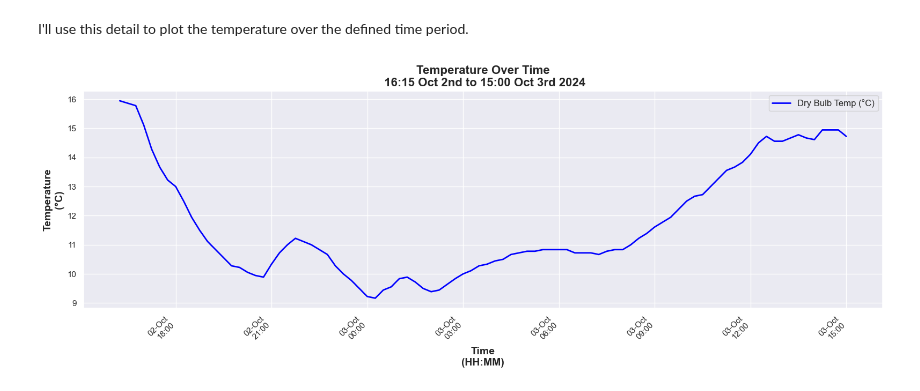
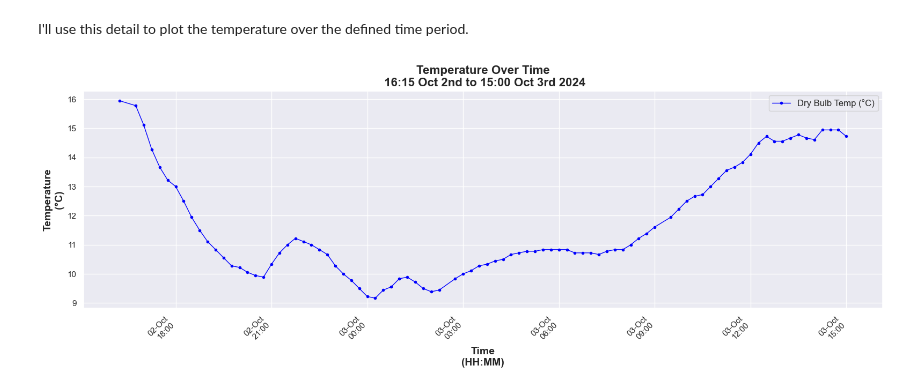
Before and after one commit to JBnkn/4369-programming-for-data-analytics, a Jupyter notebook: Assignments/assignment2-weather.ipynb, the cells around one changed output. Drawn from its saved outputs; the diff is of its cells as text; code cells hidden in the pictures.

```diff
--- a/Assignments/assignment2-weather.ipynb
+++ b/Assignments/assignment2-weather.ipynb
@@ -41,23 +41,23 @@ I'll use this detail to plot the temperature over the defined time period.
 # %%
 # plot the data
 plt.figure(figsize=(16, 6))
-plt.plot(time, temp, label='Dry Bulb Temp (°C)', color='blue', linewidth=2)
+plt.plot(time, temp, label='Dry Bulb Temp (°C)', color='blue', linewidth=1, marker='.')
 
 plt.gca().xaxis.set_major_formatter(plt.matplotlib.dates.DateFormatter('%d-%b\n%H:%M'))
 plt.gcf().autofmt_xdate()
 
 # customize the plot
 plt.title('Temperature Over Time\n 16:15 Oct 2nd to 15:00 Oct 3rd 2024', fontsize=16, weight='bold')
 plt.xlabel('Time\n(HH:MM)', fontsize=14, weight='bold')
 plt.ylabel('Temperature\n(°C)', fontsize=14, weight='bold')
 plt.legend(fontsize=12)
 plt.xticks(rotation=45)
 
 # show the plot
 plt.tight_layout()
 plt.show()
 # %% [output]
-[figure, old version]
+[figure, new version]
 # %% [markdown]
 This is straightforward enough and I'm happy with how it worked out. If I wanted to put more time into this graph or experiment further, I would split the data into *before* and *after* midnight segments, and have the line colour change as it crosses the point where midnight is represented on the x-axis.
 
```
Also changed, not shown: parts of 1 cell of this notebook.
